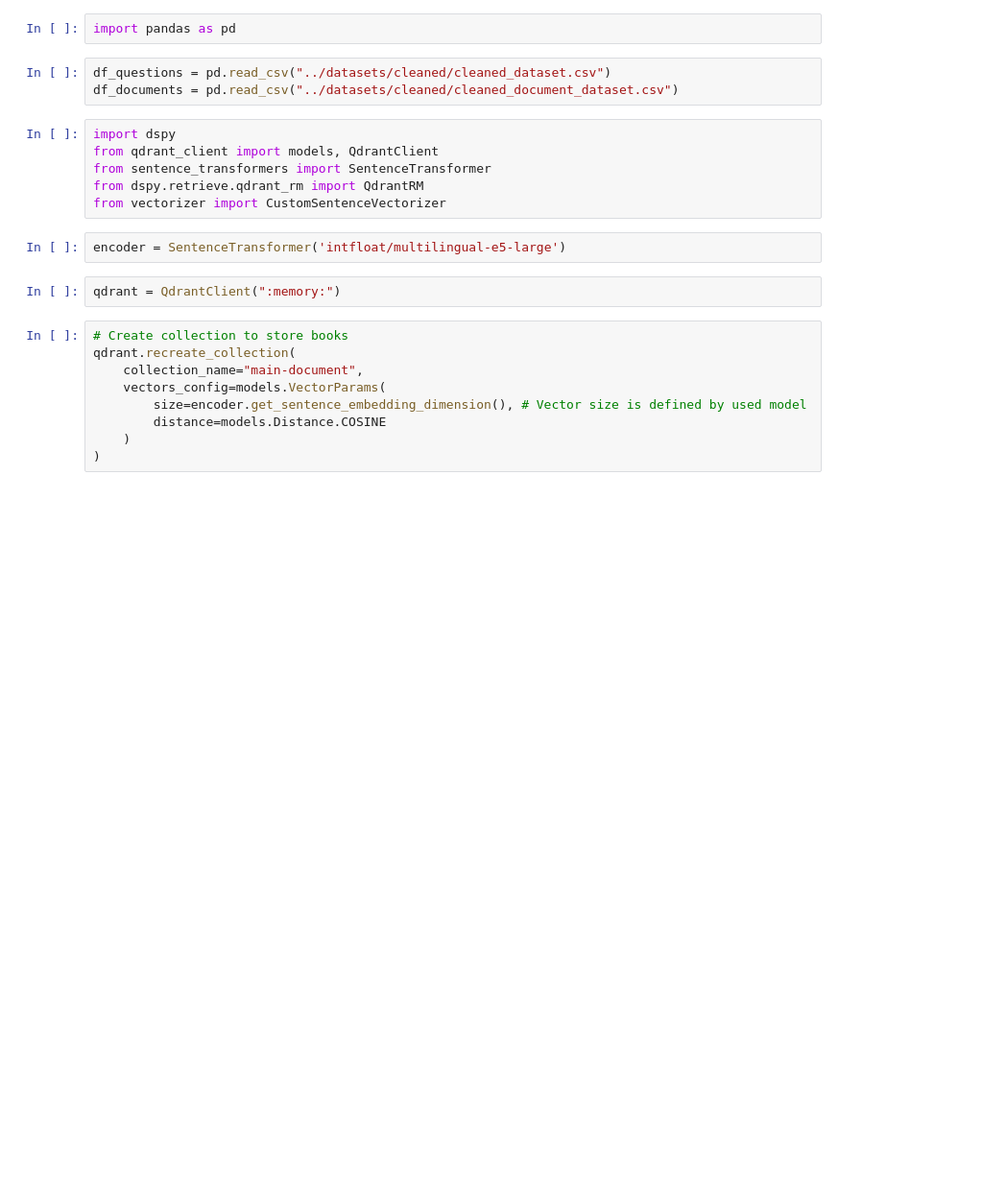
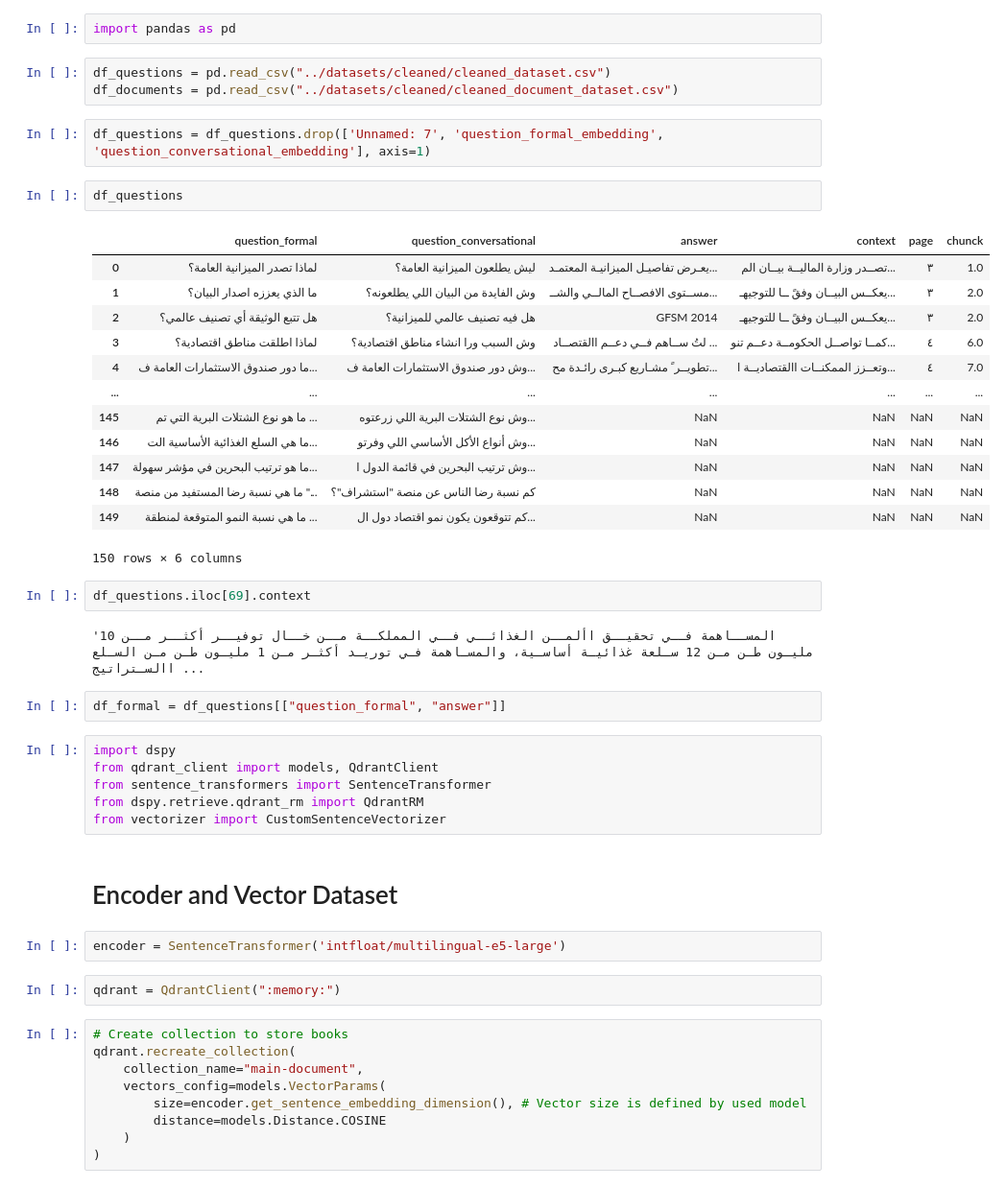
Before and after one commit to omarjso/DSPy-RAG-test, a Jupyter notebook: dspy_refactor.ipynb, the cells around one changed output. Shown at 96% size. Drawn from its saved outputs; the diff is of its cells as text; blank space fills up the shorter version.

```diff
--- a/dspy_refactor.ipynb
+++ b/dspy_refactor.ipynb
@@ -3,12 +3,38 @@ import pandas as pd
 # %%
 df_questions = pd.read_csv("../datasets/cleaned/cleaned_dataset.csv")
 df_documents = pd.read_csv("../datasets/cleaned/cleaned_document_dataset.csv")
+# %%
+df_questions = df_questions.drop(['Unnamed: 7', 'question_formal_embedding', 'question_conversational_embedding'], axis=1)
+# %%
+df_questions
+# %% [output]
+|  | question_formal | question_conversational | answer | context | page | chunck |
+| 0 | لماذا تصدر الميزانية العامة؟ | ليش يطلعون الميزانية العامة؟ | يعـرض تفاصيـل الميزانيـة المعتمـد... | تصــدر وزارة الماليــة بيــان الم... | ٣ | 1.0 |
+| 1 | ما الذي يعززه اصدار البيان؟ | وش الفايدة من البيان اللي يطلعونه؟ | مســتوى الافصــاح المالــي والشــ... | يعكــس البيــان وفقً ــا للتوجيهـ... | ٣ | 2.0 |
+| 2 | هل تتبع الوثيقة أي تصنيف عالمي؟ | هل فيه تصنيف عالمي للميزانية؟ | GFSM 2014 | يعكــس البيــان وفقً ــا للتوجيهـ... | ٣ | 2.0 |
+| 3 | لماذا اطلقت مناطق اقتصادية؟ | وش السبب ورا انشاء مناطق اقتصادية؟ | لتُ ســاهم فــي دعــم االقتصــاد ... | كمــا تواصــل الحكومــة دعــم تنو... | ٤ | 6.0 |
+| 4 | ما دور صندوق الاستثمارات العامة ف... | وش دور صندوق الاستثمارات العامة ف... | تطويــر ً مشـاريع كبـرى رائـدة مح... | وتعــزز الممكنــات االقتصاديــة ا... | ٤ | 7.0 |
+| ... | ... | ... | ... | ... | ... | ... |
+| 145 | ما هو نوع الشتلات البرية التي تم ... | وش نوع الشتلات البرية اللي زرعتوه... | NaN | NaN | NaN | NaN |
+| 146 | ما هي السلع الغذائية الأساسية الت... | وش أنواع الأكل الأساسي اللي وفرتو... | NaN | NaN | NaN | NaN |
+| 147 | ما هو ترتيب البحرين في مؤشر سهولة... | وش ترتيب البحرين في قائمة الدول ا... | NaN | NaN | NaN | NaN |
+| 148 | ما هي نسبة رضا المستفيد من منصة "... | كم نسبة رضا الناس عن منصة "استشراف"؟ | NaN | NaN | NaN | NaN |
+| 149 | ما هي نسبة النمو المتوقعة لمنطقة ... | كم تتوقعون يكون نمو اقتصاد دول ال... | NaN | NaN | NaN | NaN |
+150 rows × 6 columns
+# %%
+df_questions.iloc[69].context
+# %% [output]
+'المســاهمة فــي تحقيــق األمــن الغذائــي فــي المملكــة مــن خــال توفيــر أكثــر مــن 10 مليـون طـن مـن 12 سـلعة غذائيـة أساسـية، والمسـاهمة فـي توريـد أكثـر مـن 1 مليـون طـن مـن السـلع االسـتراتيج ...
+# %%
+df_formal = df_questions[["question_formal", "answer"]]
 # %%
 import dspy
 from qdrant_client import models, QdrantClient
 from sentence_transformers import SentenceTransformer
 from dspy.retrieve.qdrant_rm import QdrantRM
 from vectorizer import CustomSentenceVectorizer
+# %% [markdown]
+# Encoder and Vector Dataset
 # %%
 encoder = SentenceTransformer('intfloat/multilingual-e5-large')
 # %%
```
Also changed, not shown: parts of 24 cells of this notebook.
